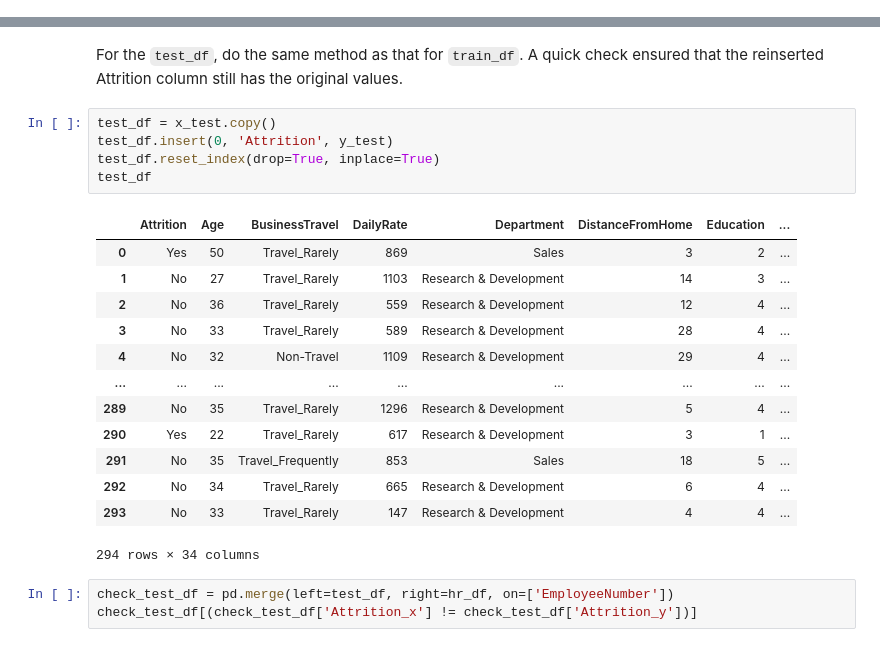
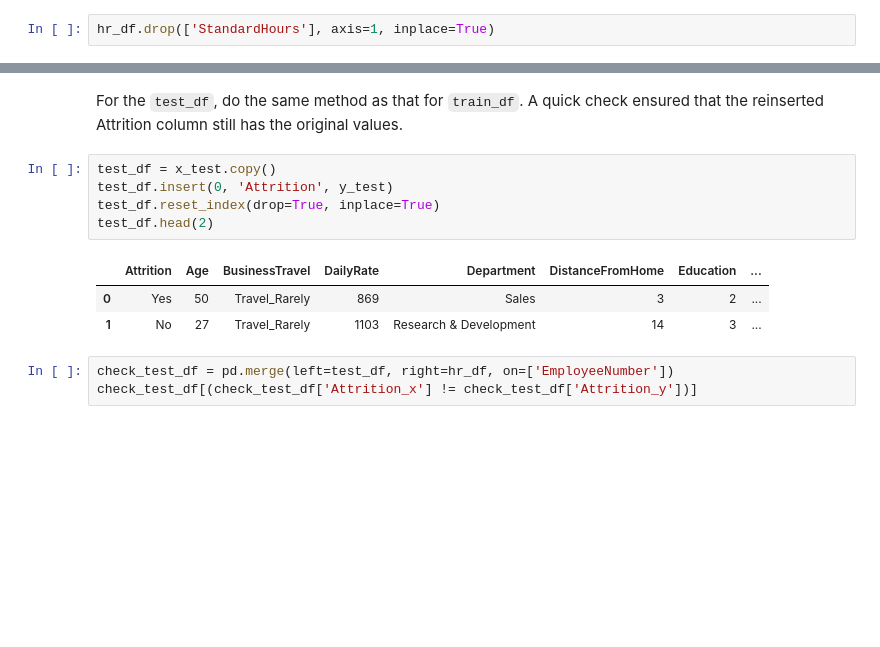
Before and after one commit to dlma1234/datascience_casestudies, a Jupyter notebook: hr_analytics/HR_Attrition_Analysis.ipynb, the cells around one changed output, grey strips where cells are left out. Saved outputs shown, nothing was run; the diff lists cells and outputs as text; blank space fills up the shorter version.

```diff
--- a/hr_analytics/HR_Attrition_Analysis.ipynb
+++ b/hr_analytics/HR_Attrition_Analysis.ipynb
@@ -74,3 +80,5 @@ hr_df.describe(include='all')
+# %%
+hr_df.drop(['StandardHours'], axis=1, inplace=True)
 # %% [markdown]
 # Exploring the Data
 # %%
@@ -270,22 +268,12 @@
 # %%
 test_df = x_test.copy()
 test_df.insert(0, 'Attrition', y_test)
 test_df.reset_index(drop=True, inplace=True)
-test_df
+test_df.head(2)
 # %% [output]
 |  | Attrition | Age | BusinessTravel | DailyRate | Department | DistanceFromHome | Education | ... |
 | 0 | Yes | 50 | Travel_Rarely | 869 | Sales | 3 | 2 | ... |
 | 1 | No | 27 | Travel_Rarely | 1103 | Research & Development | 14 | 3 | ... |
-| 2 | No | 36 | Travel_Rarely | 559 | Research & Development | 12 | 4 | ... |
-| 3 | No | 33 | Travel_Rarely | 589 | Research & Development | 28 | 4 | ... |
-| 4 | No | 32 | Non-Travel | 1109 | Research & Development | 29 | 4 | ... |
-| ... | ... | ... | ... | ... | ... | ... | ... | ... |
-| 289 | No | 35 | Travel_Rarely | 1296 | Research & Development | 5 | 4 | ... |
-| 290 | Yes | 22 | Travel_Rarely | 617 | Research & Development | 3 | 1 | ... |
-| 291 | No | 35 | Travel_Frequently | 853 | Sales | 18 | 5 | ... |
-| 292 | No | 34 | Travel_Rarely | 665 | Research & Development | 6 | 4 | ... |
-| 293 | No | 33 | Travel_Rarely | 147 | Research & Development | 4 | 4 | ... |
-294 rows × 34 columns
 # %%
 check_test_df = pd.merge(left=test_df, right=hr_df, on=['EmployeeNumber'])
 check_test_df[(check_test_df['Attrition_x'] != check_test_df['Attrition_y'])]
```
Also changed, not shown: parts of 70 cells of this notebook.
